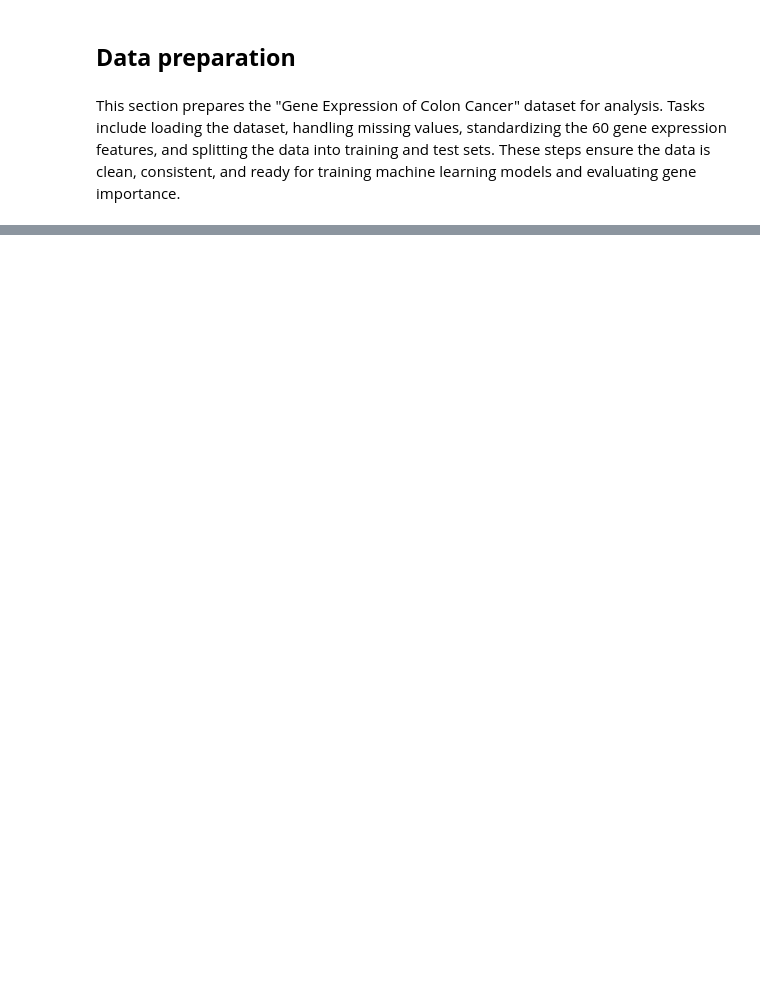
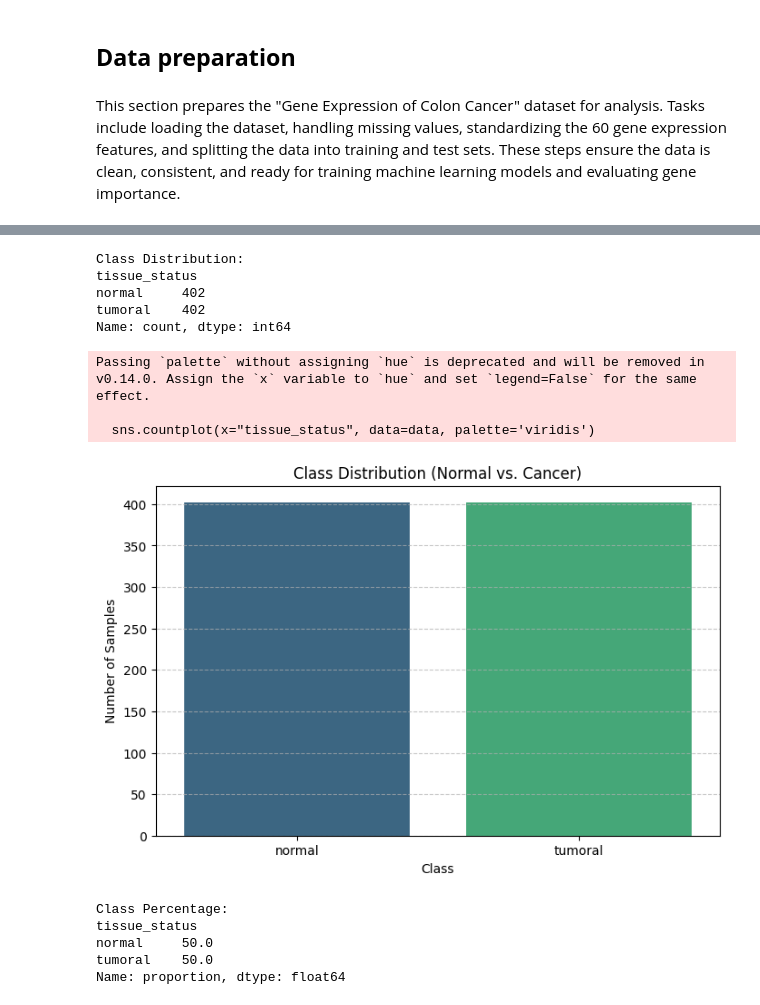
Before and after one commit to Laaliji/Colon-Cancer-Gene-Expression-Data-Classification-Analysis, a Jupyter notebook: Colon_Cancer_Gene_Expression_Analysis.ipynb, the cells around one changed output, grey strips where cells are left out. Saved outputs shown, nothing was run; the diff lists cells and outputs as text; code cells hidden in the pictures; blank space fills up the shorter version.

```diff
--- a/Colon_Cancer_Gene_Expression_Analysis.ipynb
+++ b/Colon_Cancer_Gene_Expression_Analysis.ipynb
@@ -50,0 +137,33 @@ This section prepares the "Gene Expression of Colon Cancer" dataset for analysis
+# %%
+# Class distribution count
+print("Class Distribution:")
+print(data["tissue_status"].value_counts())
+
+# Visualization
+plt.figure(figsize=(8, 5))
+sns.countplot(x="tissue_status", data=data, palette='viridis')
+plt.title("Class Distribution (Normal vs. Cancer)")
+plt.xlabel("Class")
+plt.ylabel("Number of Samples")
+plt.grid(axis='y', linestyle='--', alpha=0.7)
+plt.savefig('/content/drive/My Drive/Datasets_For_Research/class_distribution.png')
+plt.show()
+
+# Class percentage
+print("\nClass Percentage:")
+print(data["tissue_status"].value_counts(normalize=True) * 100)
+# %% [output]
+Class Distribution:
+tissue_status
+normal     402
+tumoral    402
+Name: count, dtype: int64
+Passing `palette` without assigning `hue` is deprecated and will be removed in v0.14.0. Assign the `x` variable to `hue` and set `legend=False` for the same effect.
+
+  sns.countplot(x="tissue_status", data=data, palette='viridis')
+[figure, added]
+Class Percentage:
+tissue_status
+normal     50.0
+tumoral    50.0
+Name: proportion, dtype: float64
```
Also changed, not shown: parts of 20 cells of this notebook.
